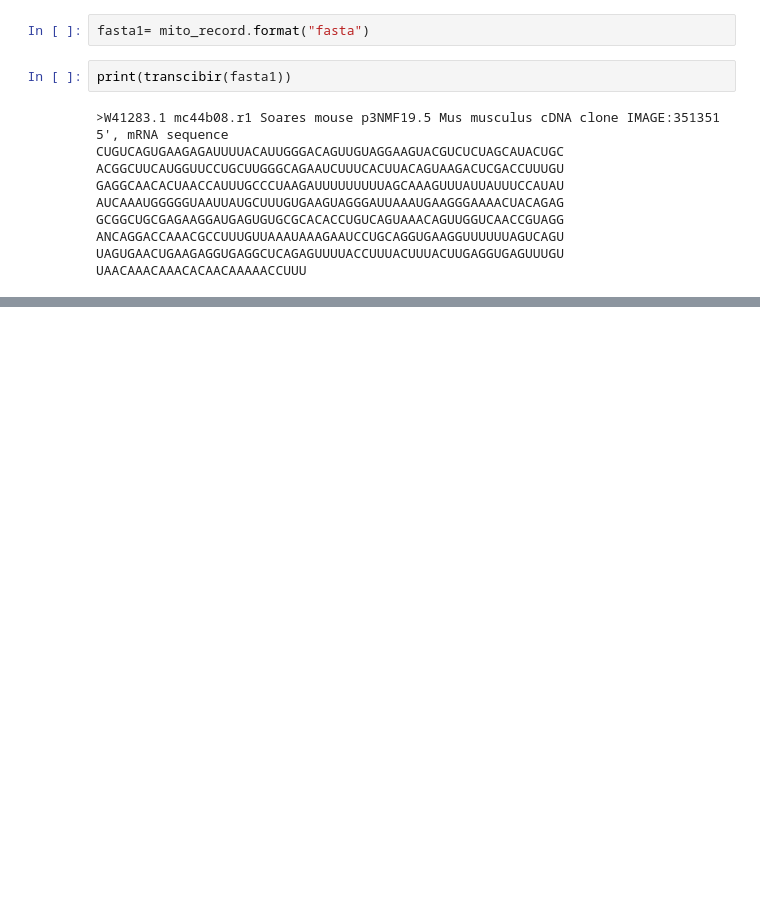
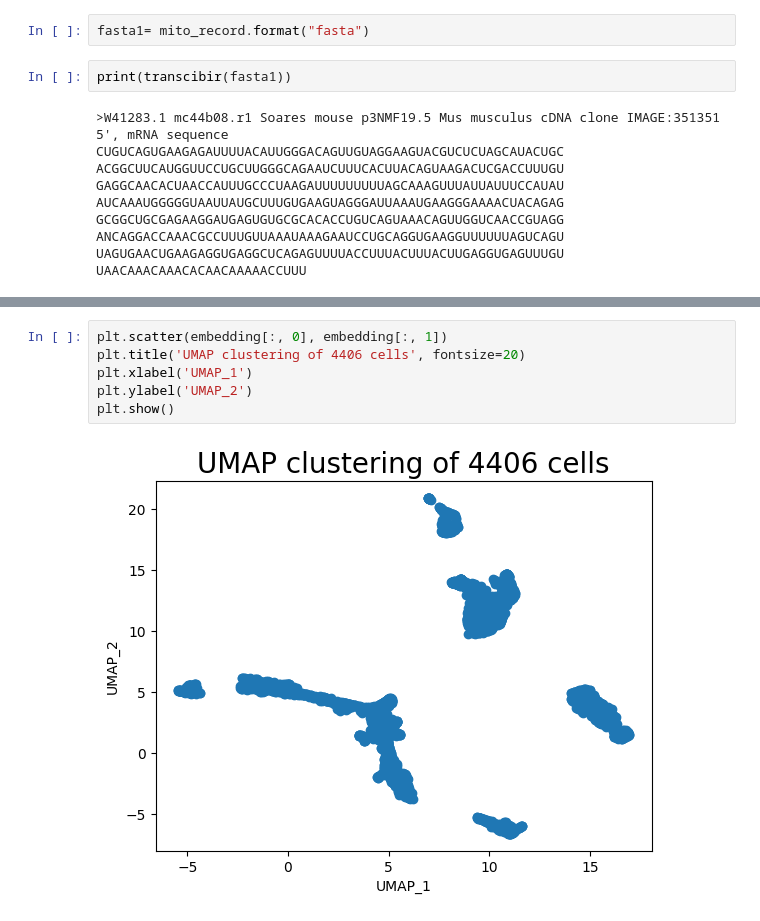
Before and after one commit to jevelezse/Pycon2023, a Jupyter notebook: Taller Biopython.ipynb, the cells around one changed output, grey strips where cells are left out. Cells and saved outputs as stored; diff of their text form; blank space fills up the shorter version.

```diff
--- a/Taller Biopython.ipynb
+++ b/Taller Biopython.ipynb
@@ -381,0 +439,8 @@ UAACAAACAAACACAACAAAAACCUUU
+# %%
+plt.scatter(embedding[:, 0], embedding[:, 1])
+plt.title('UMAP clustering of 4406 cells', fontsize=20)
+plt.xlabel('UMAP_1')
+plt.ylabel('UMAP_2')
+plt.show()
+# %% [output]
+[figure, added]
```
Also changed, not shown: parts of 33 cells of this notebook, 13 other files.
